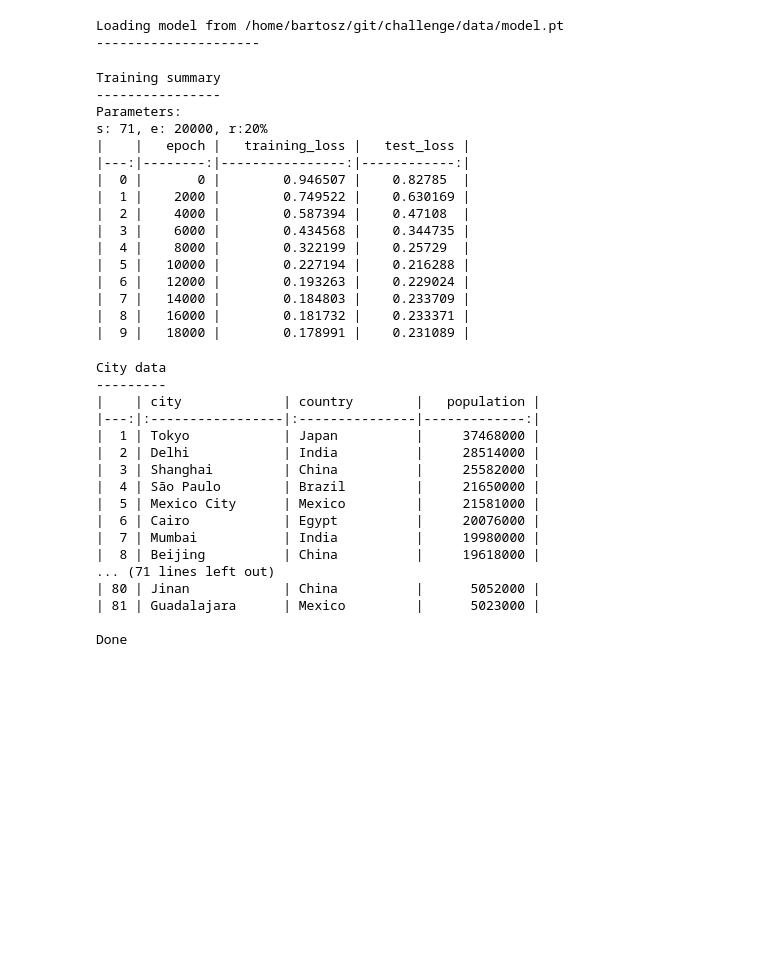
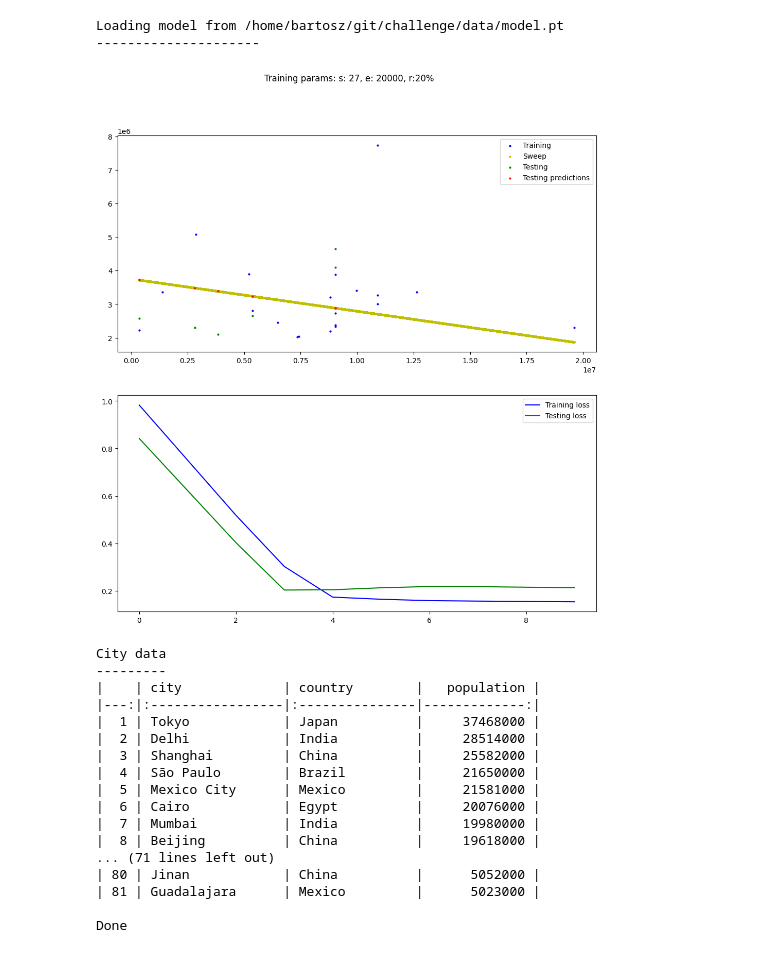
Before and after one commit to bartbalaz/ivado_labs_assignment, a Jupyter notebook: Main.ipynb, the cells around one changed output. Saved outputs shown, nothing was run; the diff lists cells and outputs as text; code cells hidden in the pictures; blank space fills up the shorter version.

```diff
--- a/Main.ipynb
+++ b/Main.ipynb
@@ -55,7 +55,7 @@ Creating master data
 Done
 # %%
 museums.create_model()
-museums.train_model(threshold=000000, test_ratio=20)
+museums.train_model(threshold=2000000, test_ratio=20)
 # %% [output]
 Creating model
 --------------
@@ -86,24 +86,9 @@ museums.load_model()
 Loading model from /home/bartosz/git/challenge/data/model.pt
 ---------------------
 # %%
-museums.print_training()
+museums.plot_training()
 # %% [output]
-Training summary
-----------------
-Parameters:
-s: 71, e: 20000, r:20%
-|    |   epoch |   training_loss |   test_loss |
-|---:|--------:|----------------:|------------:|
-|  0 |       0 |        0.946507 |    0.82785  |
-|  1 |    2000 |        0.749522 |    0.630169 |
-|  2 |    4000 |        0.587394 |    0.47108  |
-|  3 |    6000 |        0.434568 |    0.344735 |
-|  4 |    8000 |        0.322199 |    0.25729  |
-|  5 |   10000 |        0.227194 |    0.216288 |
-|  6 |   12000 |        0.193263 |    0.229024 |
-|  7 |   14000 |        0.184803 |    0.233709 |
-|  8 |   16000 |        0.181732 |    0.233371 |
-|  9 |   18000 |        0.178991 |    0.231089 |
+[figure, added]
 # %%
 museums.print_city_data()
 # %% [output]
```
Also changed, not shown: parts of 5 cells of this notebook, 8 other files.
